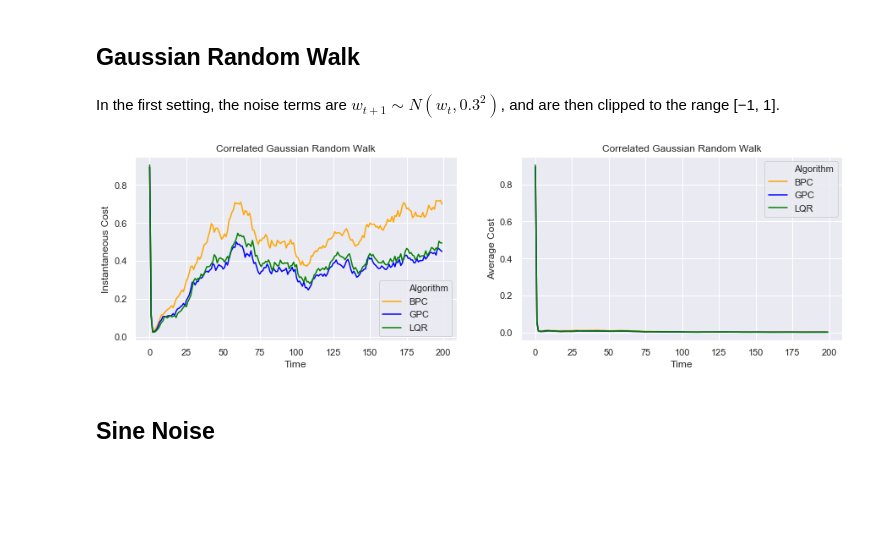
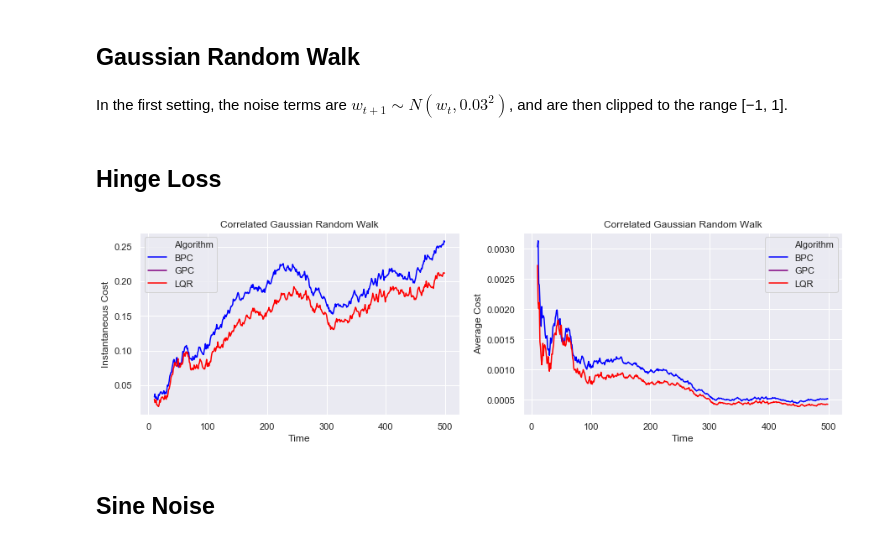
Before and after one commit to MinRegret/TigerControl, a Jupyter notebook: in-progress/Experiments.ipynb, the cells around one changed output. Drawn from its saved outputs; the diff is of its cells as text; code cells hidden in the pictures; blank space fills up the shorter version.

```diff
--- a/in-progress/Experiments.ipynb
+++ b/in-progress/Experiments.ipynb
@@ -265,5 +267,5 @@ plt.savefig("sanity_check_b.pdf")
 # %% [markdown]
 ## Gaussian Random Walk
 # %% [markdown]
-In the first setting, the noise terms are $w_{t+1} ∼ N(w_t,0.3^2)$, and are then clipped to the range [−1, 1].
+In the first setting, the noise terms are $w_{t+1} ∼ N(w_t,0.03^2)$, and are then clipped to the range [−1, 1].
 # %%
@@ -333,9 +340,0 @@ for run in range(n_runs):
-# %%
-T = T - 10
-all_data = pd.concat([to_dataframe('BPC', BPC_loss[10:], BPC_avg_regret[10:]),
-                      to_dataframe('GPC', GPC_loss[10:], GPC_avg_regret[10:]),
-                      to_dataframe('LQR', LQR_loss[10:], LQR_avg_regret[10:])])
-
-plot('Correlated Gaussian Random Walk with Quadratic Loss', all_data)
-# %% [output]
-[figure, removed]
@@ -341,0 +345,5 @@ plot('Correlated Gaussian Random Walk with Quadratic Loss', all_data)
+# %% [markdown]
+## Hinge Loss
+# %%
+D = 10 # max value of x/u
+loss_fn = lambda x, u: (1/D) * (np.linalg.norm(x) + np.linalg.norm(u))
@@ -342,3 +368,40 @@ plot('Correlated Gaussian Random Walk with Quadratic Loss', all_data)
+# %%
+K = np.zeros((m, n))
+H, HH = 8, 16
+
+gpc = GPC()
+
+for run in range(n_runs):
+    set_key(run)
+
+    x = problem.initialize(n, m, noise_distribution = get_next_w)
+    gpc.initialize(problem.A, problem.B, H, HH, K, x, loss_fn = loss_fn)
+
+    if(run == 0):
+        GPC_data = get_regret(T, 'GPC', gpc, x)
+    else:
+        new_data = get_regret(T, 'GPC', gpc, x)
+        GPC_data = pd.concat([GPC_data, new_data])
+# %%
+lqr = LQR()
+
+for run in range(n_runs):
+    set_key(run)
+
+    x = problem.initialize(n, m, noise_distribution = get_next_w)
+    lqr.initialize(problem.A, problem.B, n, m, x, Q, R)
+
+    if(run == 0):
+        LQR_data = get_regret(T, 'LQR', lqr, x)
+    else:
+        new_data = get_regret(T, 'LQR', lqr, x)
+        LQR_data = pd.concat([LQR_data, new_data])
+# %%
+all_data = pd.concat([BPC_data, GPC_data, LQR_data])
+plot('Correlated Gaussian Random Walk', all_data)
+plt.savefig("corr_gauss_rw_hinge.pdf")
+# %% [output]
+[figure, added]
 # %% [markdown]
 ## Sine Noise
 # %% [markdown]
```
Also changed, not shown: parts of 26 cells of this notebook.
